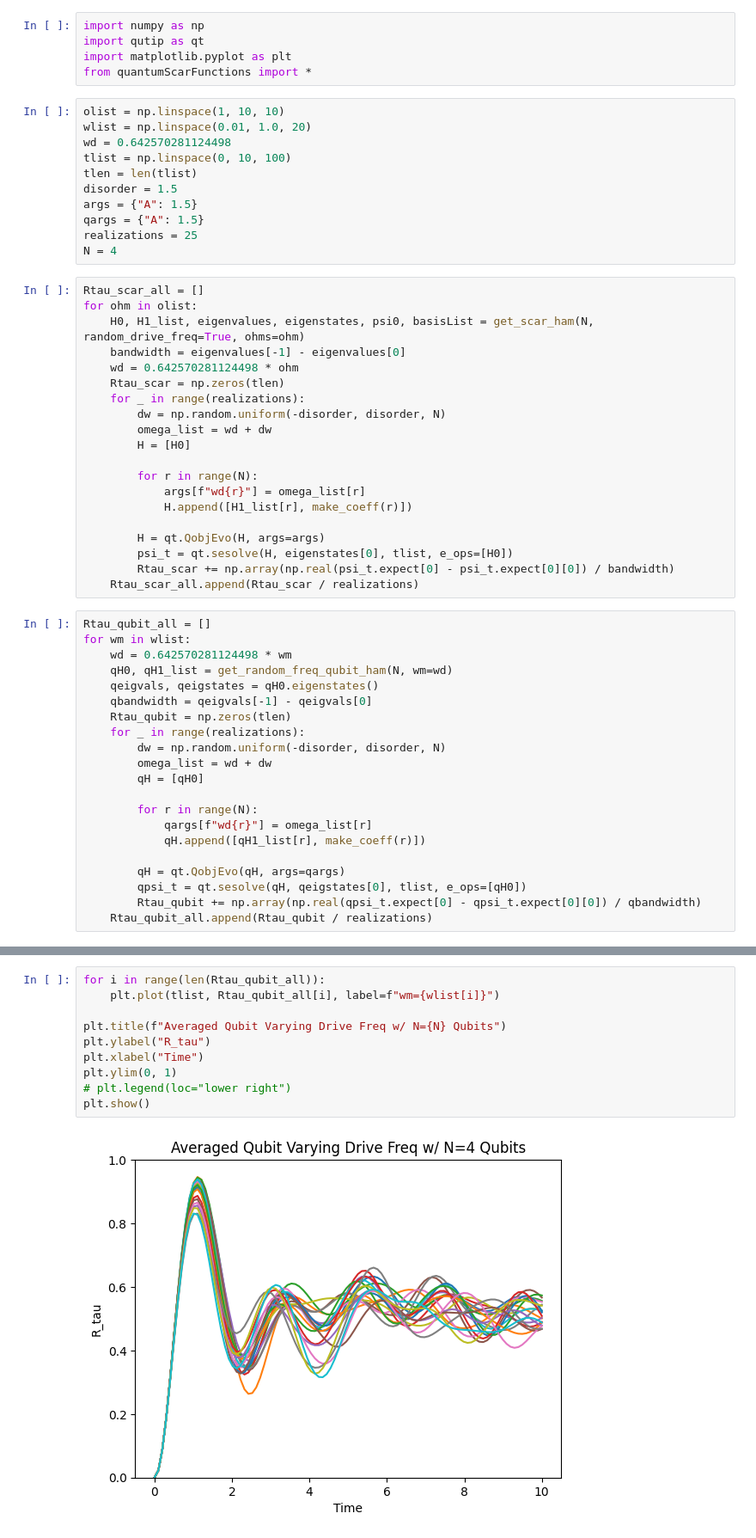
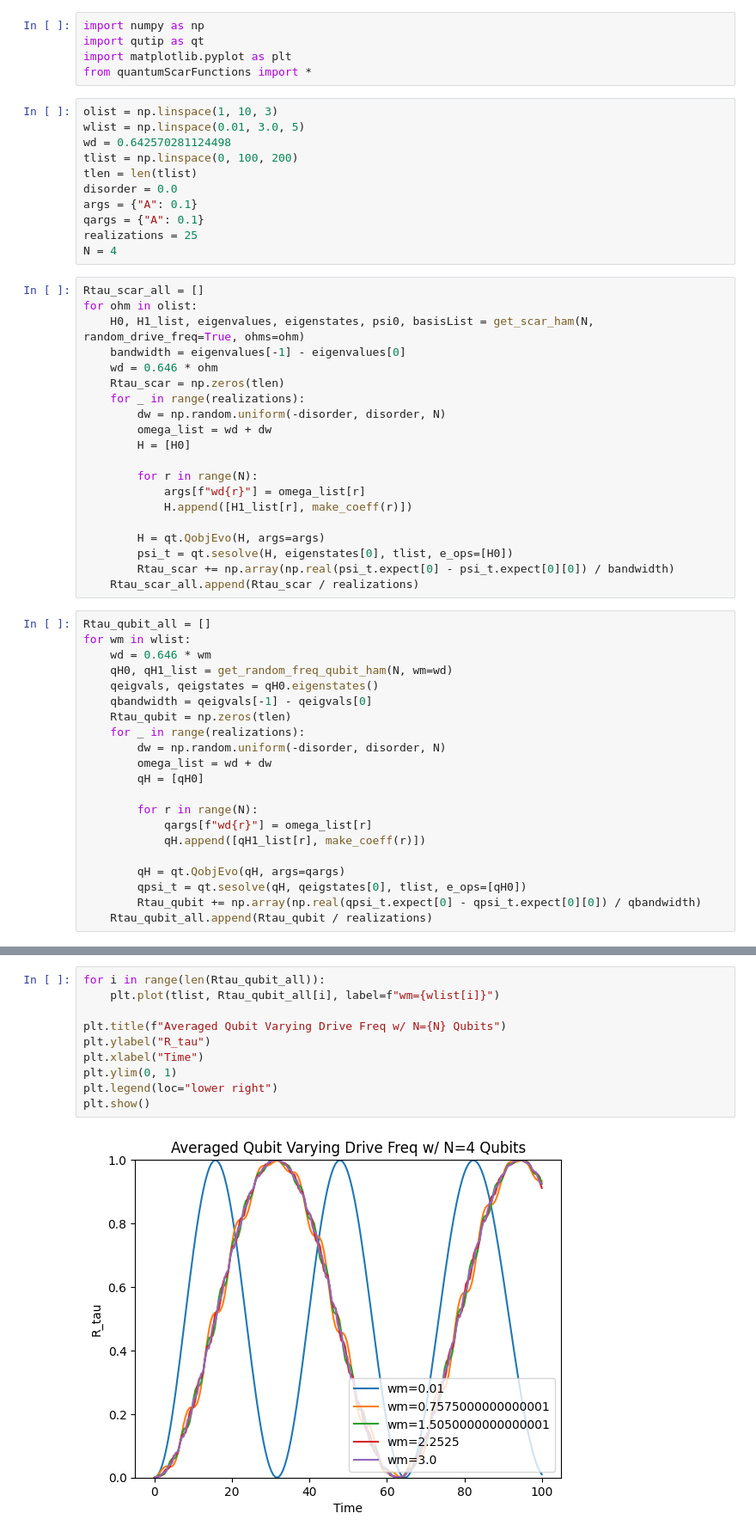
Before and after one commit to Idden/Quantum-Internship, a Jupyter notebook: Quantum_Batteries_Scars/disorder_tests/test_idden.ipynb, the cells around one changed output, grey strips where cells are left out. Shown at 86% size. Cells and saved outputs as stored; diff of their text form.

```diff
--- a/Quantum_Batteries_Scars/disorder_tests/test_idden.ipynb
+++ b/Quantum_Batteries_Scars/disorder_tests/test_idden.ipynb
@@ -4,14 +4,14 @@ import qutip as qt
 import matplotlib.pyplot as plt
 from quantumScarFunctions import *
 # %%
-olist = np.linspace(1, 10, 10)
-wlist = np.linspace(0.01, 1.0, 20)
+olist = np.linspace(1, 10, 3)
+wlist = np.linspace(0.01, 3.0, 5)
 wd = 0.642570281124498
-tlist = np.linspace(0, 10, 100)
+tlist = np.linspace(0, 100, 200)
 tlen = len(tlist)
-disorder = 1.5
-args = {"A": 1.5}
-qargs = {"A": 1.5}
+disorder = 0.0
+args = {"A": 0.1}
+qargs = {"A": 0.1}
 realizations = 25
 N = 4
 # %%
@@ -19,7 +19,7 @@ Rtau_scar_all = []
 for ohm in olist:
     H0, H1_list, eigenvalues, eigenstates, psi0, basisList = get_scar_ham(N, random_drive_freq=True, ohms=ohm)
     bandwidth = eigenvalues[-1] - eigenvalues[0]
-    wd = 0.642570281124498 * ohm
+    wd = 0.646 * ohm
     Rtau_scar = np.zeros(tlen)
     for _ in range(realizations):
         dw = np.random.uniform(-disorder, disorder, N)
@@ -37,7 +37,7 @@ for ohm in olist:
 # %%
 Rtau_qubit_all = []
 for wm in wlist:
-    wd = 0.642570281124498 * wm
+    wd = 0.646 * wm
     qH0, qH1_list = get_random_freq_qubit_ham(N, wm=wd)
     qeigvals, qeigstates = qH0.eigenstates()
     qbandwidth = qeigvals[-1] - qeigvals[0]
@@ -70,12 +70,12 @@ plt.show()
 # %%
 for i in range(len(Rtau_qubit_all)):
     plt.plot(tlist, Rtau_qubit_all[i], label=f"wm={wlist[i]}")
 
 plt.title(f"Averaged Qubit Varying Drive Freq w/ N={N} Qubits")
 plt.ylabel("R_tau")
 plt.xlabel("Time")
 plt.ylim(0, 1)
-# plt.legend(loc="lower right")
+plt.legend(loc="lower right")
 plt.show()
 # %% [output]
-[figure, old version]
+[figure, new version]
```
Also changed, not shown: parts of 2 cells of this notebook, 1 other file.
